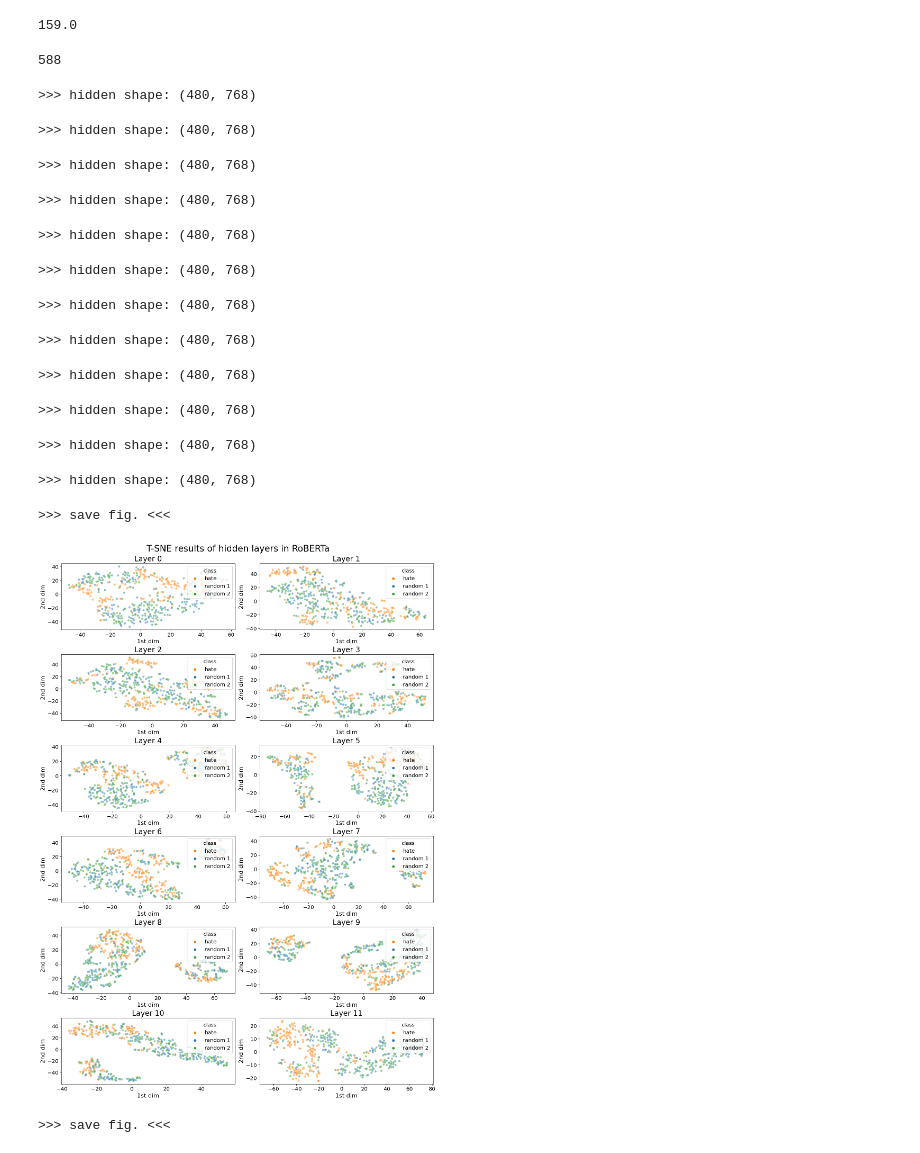
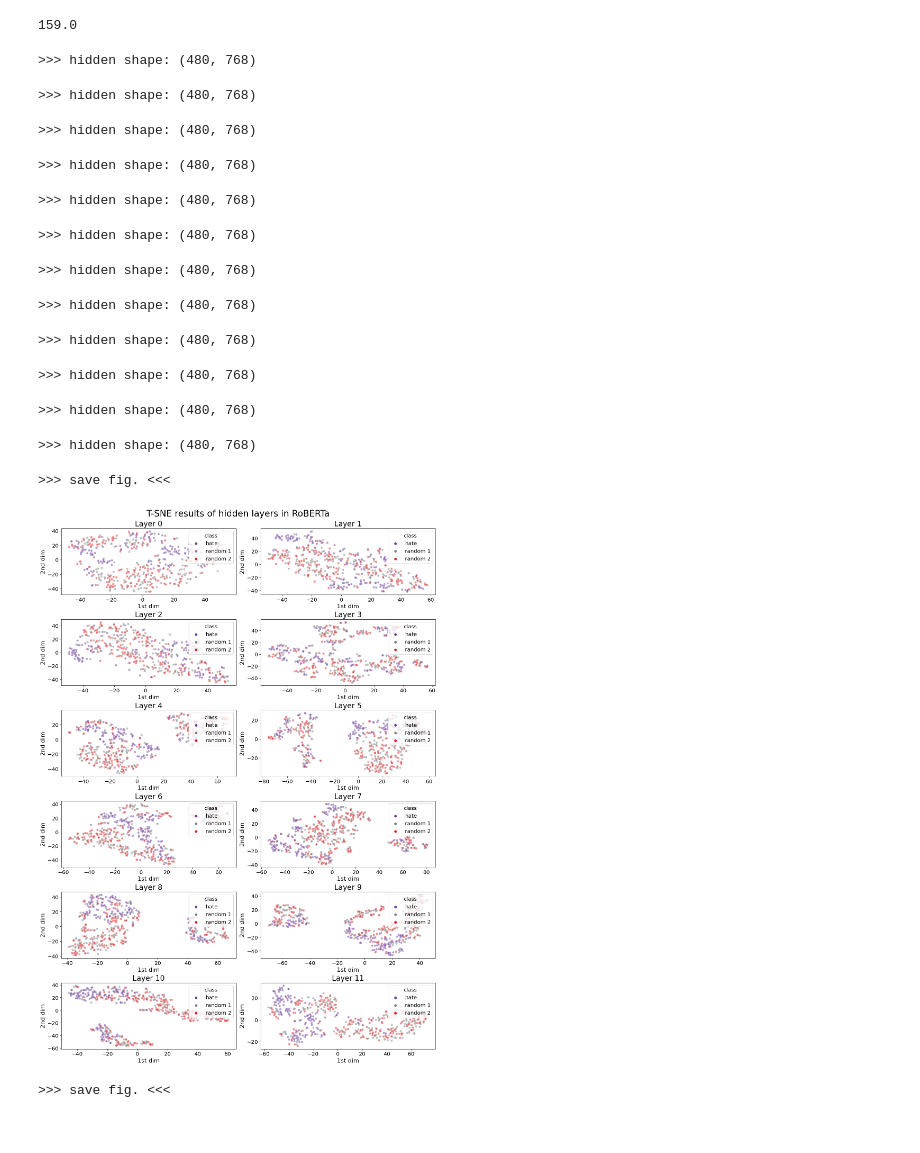
Before and after one commit to gaunby/master_project, a Jupyter notebook: notebooks/tsne_embedding_visual.ipynb, the cells around one changed output. Drawn from its saved outputs; the diff is of its cells as text; code cells hidden in the pictures.

Commit message:
trial of tweets

```diff
--- a/notebooks/tsne_embedding_visual.ipynb
+++ b/notebooks/tsne_embedding_visual.ipynb
@@ -39,10 +15,12 @@ array([0, 0, 0, ..., 1, 1, 1])
+# %%
+with open('/work3/s174498/roberta_files/output_roberta_linear_tweet_off_random_1_2.pickle', 'rb') as handle:
+    output_linear = pickle.load(handle)
+# %%
+with open('/work3/s174498/roberta_files/output_roberta_linear_tweet_iro_random_1_2.pickle', 'rb') as handle:
+    output_linear = pickle.load(handle)
 # %%
 (output_linear.label_ids == 1).sum()/2
 # %% [output]
 159.0
-# %%
-294*2
-# %% [output]
-588
 # %%
 # fine tune linear
@@ -80,10 +60,11 @@ ax = [fig.add_subplot(col_size,2,i+1) for i in range(num_layers)]
 
 palette ={0:sns.color_palette("Paired")[0], 1:sns.color_palette("Paired")[6],
             'neg':sns.color_palette("Paired")[1], 'pos':sns.color_palette("Paired")[7],
-            'random 1':sns.color_palette("Paired")[1],'random 2':sns.color_palette("Paired")[3],
+            'random 1':'grey',#sns.color_palette("Paired")[1],
+            'random 2':sns.color_palette("Paired")[5],
              'woman':sns.color_palette("Paired")[7],
-             'hate':sns.color_palette("Paired")[7]}
-edge_colors = [sns.color_palette("Paired")[1],sns.color_palette("Paired")[3],sns.color_palette("Paired")[6]]
+             'hate':sns.color_palette("Paired")[9], 'offensive':sns.color_palette("Paired")[5], 'irony':sns.color_palette("Paired")[5]}
+edge_colors = [sns.color_palette("Paired")[1],sns.color_palette("Paired")[8],sns.color_palette("Paired")[4]]
 
 labels = np.array(labels).reshape(-1)
 
@@ -96,36 +77,36 @@ for i,layer_i in enumerate(layers_to_visualize):
         layer_averaged_hidden_states = layer_embeds[:,0,:]
 
     print('>>> hidden shape:',layer_averaged_hidden_states.shape)
     layer_dim_reduced_embeds = dim_reducer.fit_transform(layer_averaged_hidden_states);
 
     df = pd.DataFrame.from_dict({'first dim':layer_dim_reduced_embeds[:,0],'second dim':layer_dim_reduced_embeds[:,1],'label':labels, 'label_text': label_text})
 
     scatter = sns.scatterplot(data=df,x='first dim',y='second dim',hue='label_text',ax=ax[i], palette = palette, alpha = 0.5 , edgecolors =edge_colors )
     scatter.legend(loc = 'upper right',fontsize = 'x-large', title = 'class',title_fontsize='x-large');
 
     scatter.axes.set_title( f'Layer {layer_i}',fontsize=20);
     scatter.set_xlabel('1st dim',fontsize=16);
     scatter.set_ylabel('2nd dim',fontsize=16);
     scatter.tick_params(labelsize='x-large');
-save = True
+save = False
 if save:
     print('>>> save fig. <<<')
-    plt.savefig(f'/zhome/94/5/127021/speciale/master_project/src/visualization/figures/hidden_layers_linear_tweet_random_1_2.pdf',format='pdf',pad_inches=0)#(f'/work3/s174498/roberta_files/hidden_layers_{title}_{perplexity}_{init}',format='png',pad_inches=0)
+    plt.savefig(f'/zhome/94/5/127021/speciale/master_project/src/visualization/figures/hidden_layers_linear_tweet_off_random_1_2.pdf',format='pdf',pad_inches=0)#(f'/work3/s174498/roberta_files/hidden_layers_{title}_{perplexity}_{init}',format='png',pad_inches=0)
 # %% [output]
 >>> hidden shape: (480, 768)
 >>> hidden shape: (480, 768)
 >>> hidden shape: (480, 768)
 >>> hidden shape: (480, 768)
 >>> hidden shape: (480, 768)
 >>> hidden shape: (480, 768)
 >>> hidden shape: (480, 768)
 >>> hidden shape: (480, 768)
 >>> hidden shape: (480, 768)
 >>> hidden shape: (480, 768)
 >>> hidden shape: (480, 768)
 >>> hidden shape: (480, 768)
 >>> save fig. <<<
-[figure, old version]
+[figure, new version]
 # %%
 save = True
 if save:
```
Also changed, not shown: parts of 3 cells of this notebook, 10 other files.
